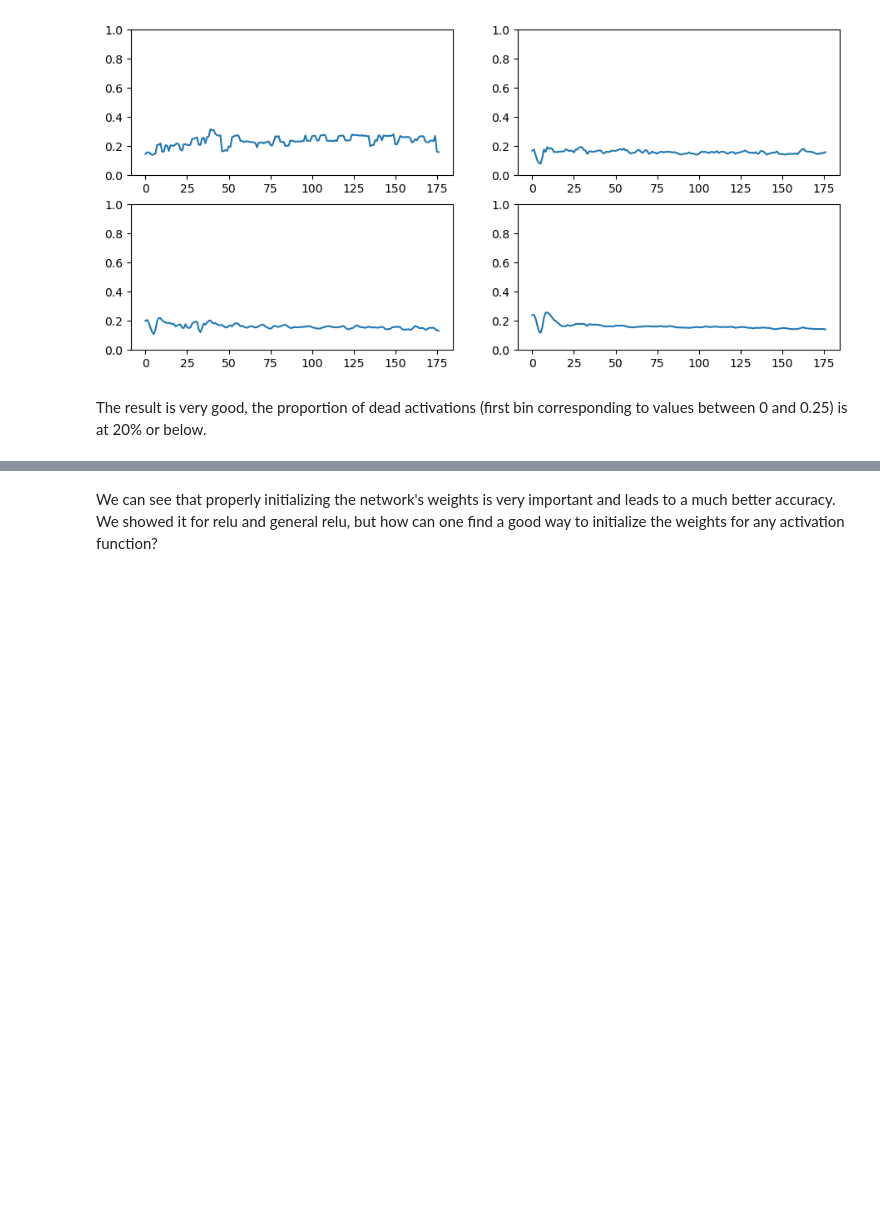
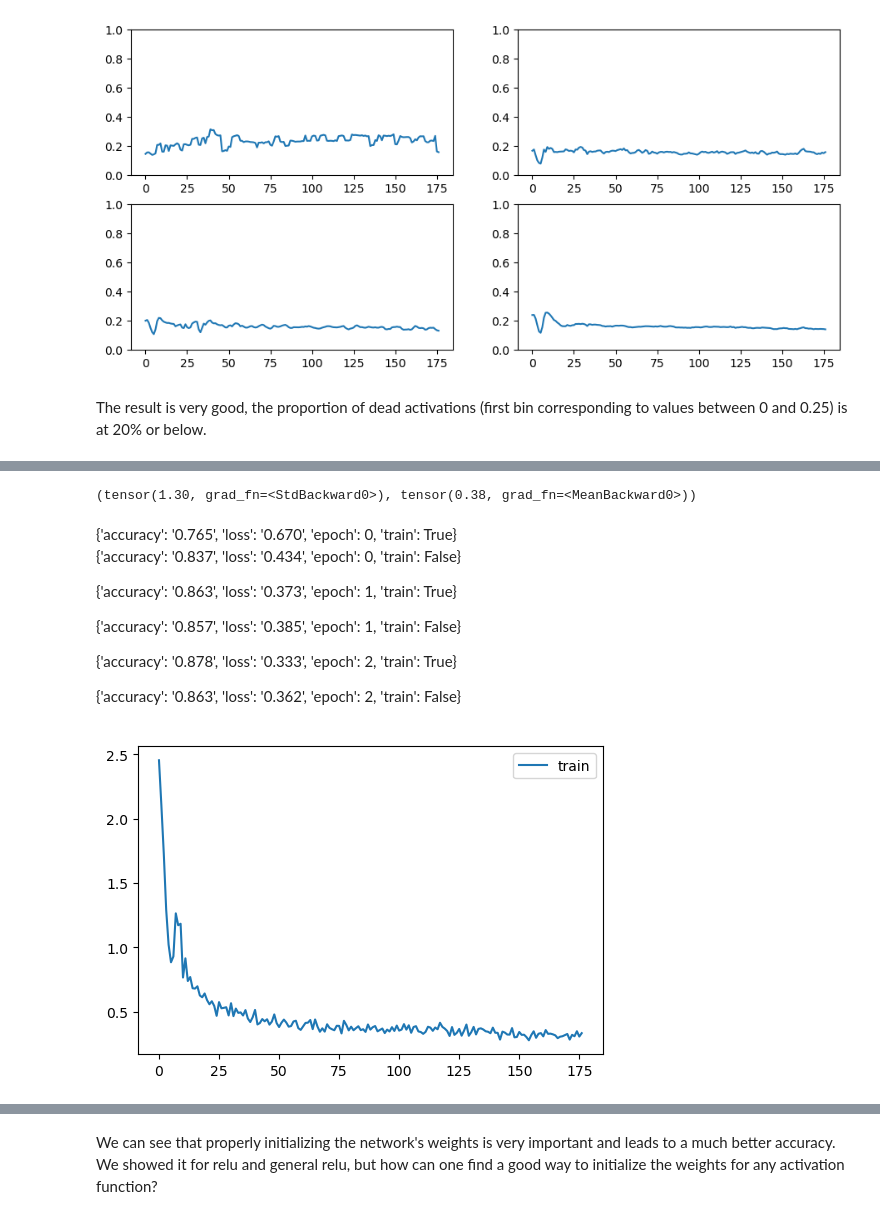
Before and after one commit to Ryvikk/build-miniai, a Jupyter notebook: nbs/11_initializing.ipynb, the cells around one changed output, grey strips where cells are left out. Drawn from its saved outputs; the diff is of its cells as text; code cells hidden in the pictures; blank space fills up the shorter version.

```diff
--- a/nbs/11_initializing.ipynb
+++ b/nbs/11_initializing.ipynb
@@ -328,0 +379,24 @@ The result is very good, the proportion of dead activations (first bin correspon
+# %%
+g(u).std(), g(u).mean()
+# %% [output]
+(tensor(1.30, grad_fn=<StdBackward0>), tensor(0.38, grad_fn=<MeanBackward0>))
+# %%
+act_gr = partial(GeneralRelu_, leak=0.1, leak_p=0.2, sub=0.5, maxv=2.)
+astats = ActivationStats(fc.risinstance(GeneralRelu_))
+cbs = [DeviceCB(), metrics, ProgressCB(plot=True), astats]
+iw = partial(init_weights, leaky=0.1)
+# %%
+set_seed(1)
+model = get_model(act_gr).apply(iw)
+# %%
+set_seed(1)
+learn = MomentumLearner(model, dls, F.cross_entropy, lr=0.17, cbs=cbs)
+learn.fit(3)
+# %% [output]
+{'accuracy': '0.765', 'loss': '0.670', 'epoch': 0, 'train': True}
+{'accuracy': '0.837', 'loss': '0.434', 'epoch': 0, 'train': False}
+{'accuracy': '0.863', 'loss': '0.373', 'epoch': 1, 'train': True}
+{'accuracy': '0.857', 'loss': '0.385', 'epoch': 1, 'train': False}
+{'accuracy': '0.878', 'loss': '0.333', 'epoch': 2, 'train': True}
+{'accuracy': '0.863', 'loss': '0.362', 'epoch': 2, 'train': False}
+[figure, added]
```
Also changed, not shown: parts of 20 cells of this notebook, 6 other files.
